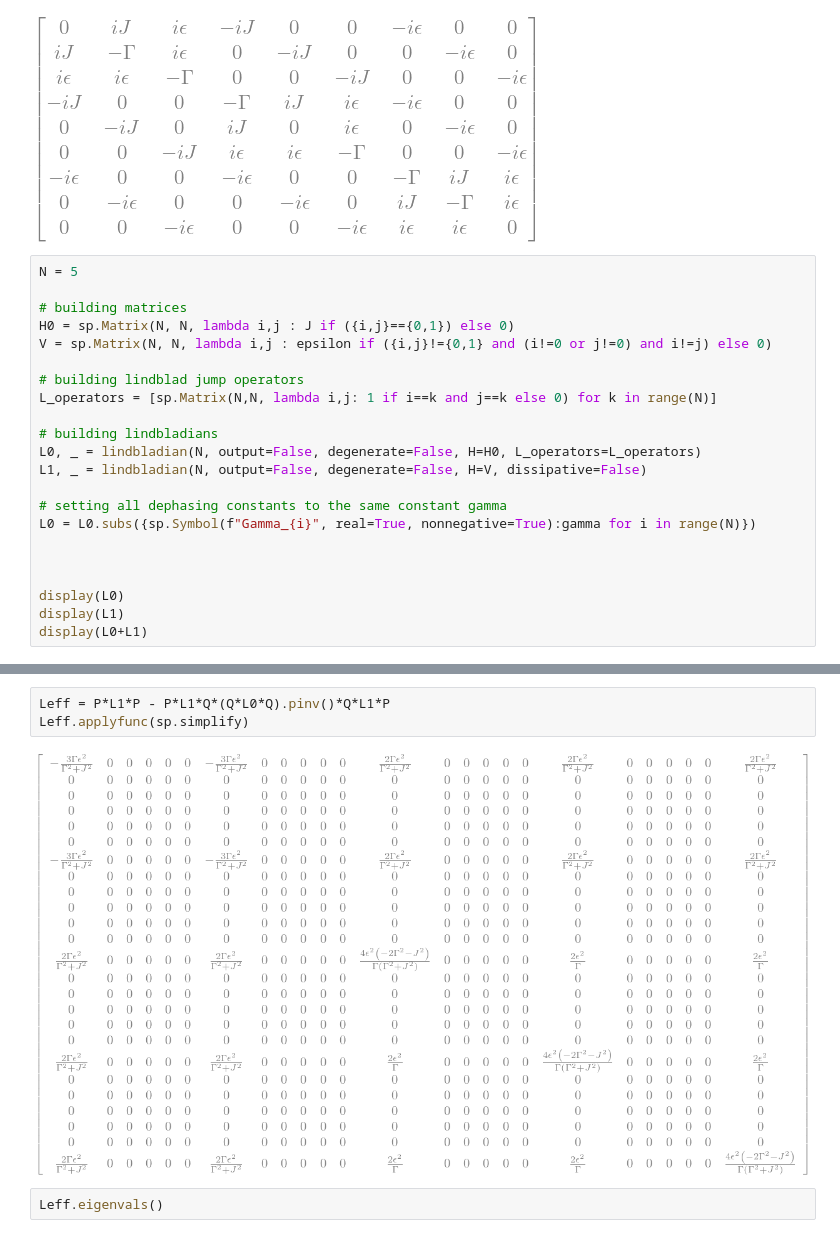
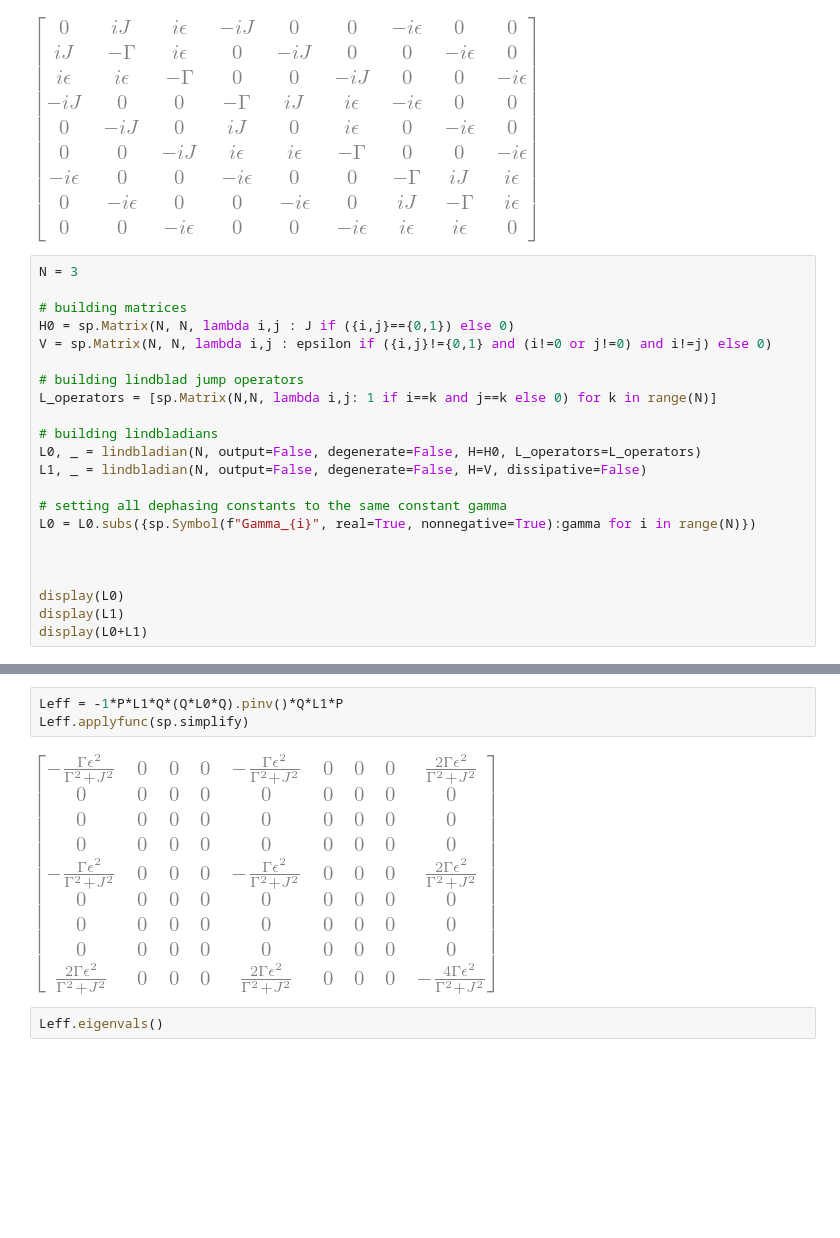
Before and after one commit to kiwipretzel/nserc-2026, a Jupyter notebook: [3.4] [n-site (degenerate), single-body, general epsilon's, local dephasing]/[3.4.0] [n-site,single-body,degenerate] [june 19].ipynb, the cells around one changed output, grey strips where cells are left out. Cells and saved outputs as stored; diff of their text form; blank space fills up the shorter version.

```diff
--- a/[3.4] [n-site (degenerate), single-body, general epsilon's, local dephasing]/[3.4.0] [n-site,single-body,degenerate] [june 19].ipynb
+++ b/[3.4] [n-site (degenerate), single-body, general epsilon's, local dephasing]/[3.4.0] [n-site,single-body,degenerate] [june 19].ipynb
@@ -183,7 +187,7 @@ display(L)
 [figure]
 [figure]
 # %%
-N = 5
+N = 3
 
 # building matrices
 H0 = sp.Matrix(N, N, lambda i,j : J if ({i,j}=={0,1}) else 0)
@@ -226,8 +230,8 @@ Q
 # %%
-Leff = P*L1*P - P*L1*Q*(Q*L0*Q).pinv()*Q*L1*P
+Leff = -1*P*L1*Q*(Q*L0*Q).pinv()*Q*L1*P
 Leff.applyfunc(sp.simplify)
 # %% [output]
-[figure, old version]
+[figure, new version]
 # %%
 Leff.eigenvals()
 # %% [output]
```
Also changed, not shown: parts of 10 cells of this notebook, 4 other files.
